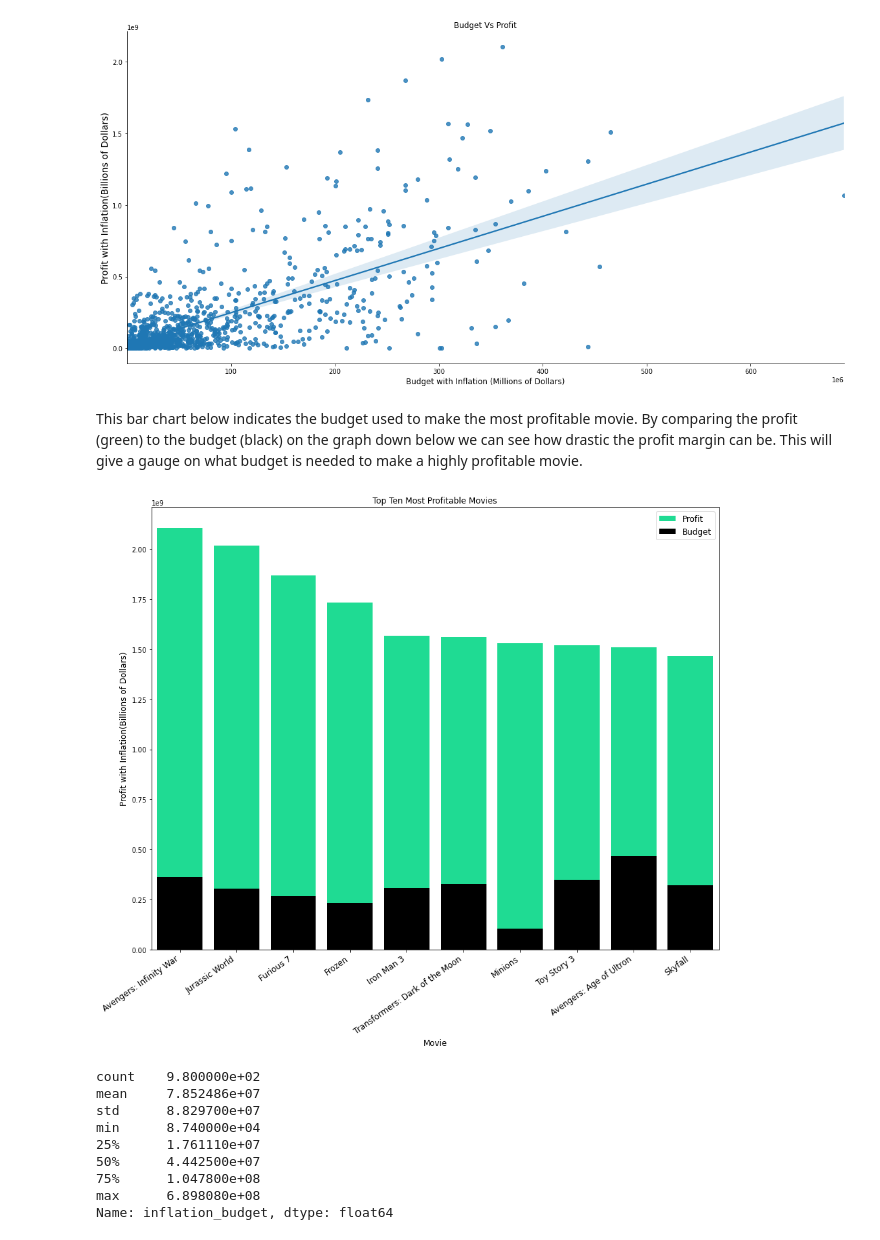
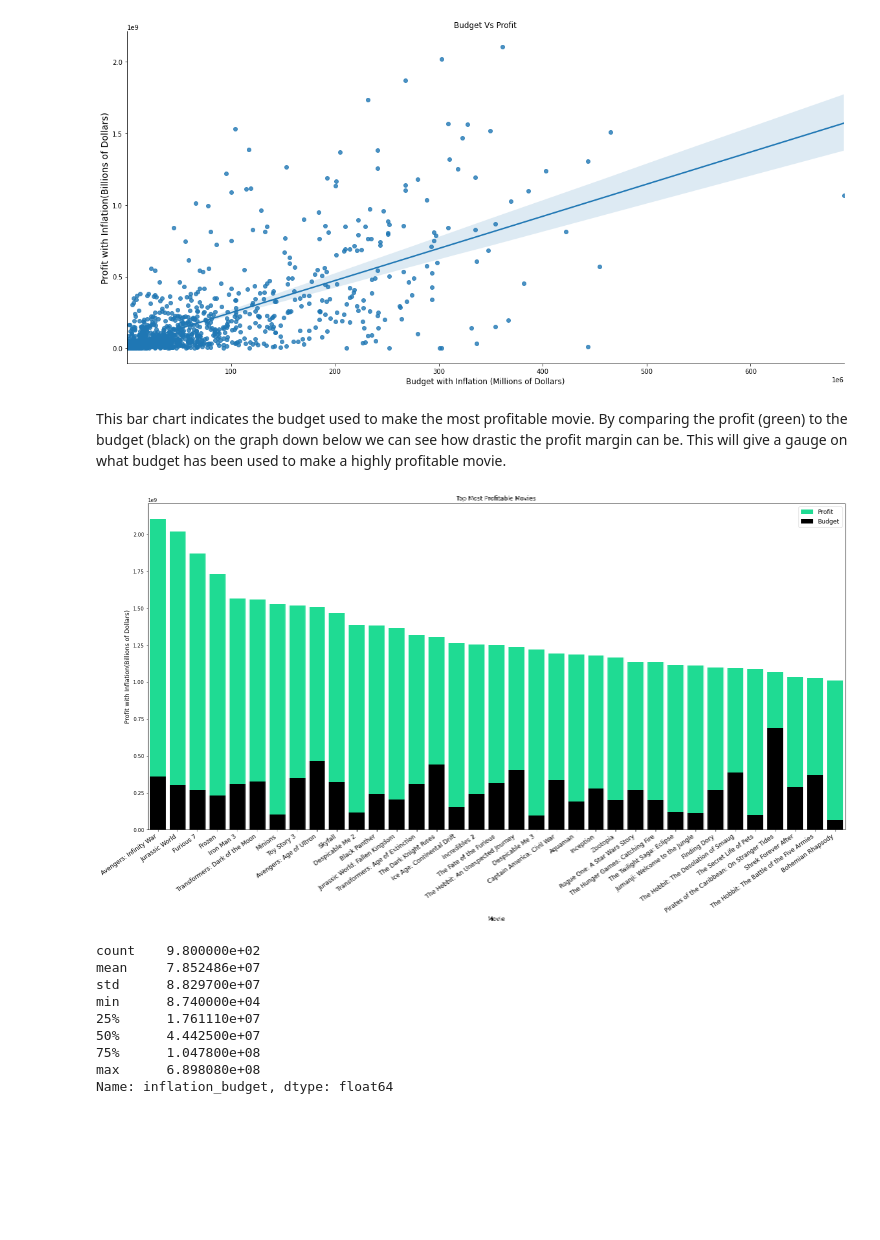
Before and after one commit to MoniqueHercules/phase-1-project, a Jupyter notebook: dsc-phase1-project.ipynb, the cells around one changed output. Saved outputs shown, nothing was run; the diff lists cells and outputs as text; code cells hidden in the pictures; blank space fills up the shorter version.

Commit message:
Corrected inflation with library and started polishing code

```diff
--- a/dsc-phase1-project.ipynb
+++ b/dsc-phase1-project.ipynb
@@ -46,5 +64,8 @@ import numpy as np
 import matplotlib.pyplot as plt
 import seaborn as sns
 %matplotlib inline
+import cpi
+
+cpi.update()
 # %% [markdown]
 Imported all the dataframes to explore information contained in each
@@ -598,0 +198,7 @@ most_profitable_movies.head(10)
+# %%
+movie_budget_and_profit['Profit_Margin'] = (
+    movie_budget_and_profit['worldwide_gross'] -
+    movie_budget_and_profit['production_budget']
+) / movie_budget_and_profit['worldwide_gross']
+
+movie_budget_and_profit.head()
@@ -598,0 +235,10 @@ most_profitable_movies.head(10)
+# %%
+profitable_movies = movie_budget_and_profit.loc[
+    movie_budget_and_profit['Profit'] > 0]
+
+most_profitable_movies = profitable_movies.sort_values(
+    by=['profit_inflation_budget'], ascending=False)
+
+most_profitable_movies.reset_index(inplace=True)
+
+most_profitable_movies.head()
@@ -625,23 +288,29 @@ plt.savefig('BudgetVsProfit');
 # %% [output]
 [figure]
 # %% [markdown]
-This bar chart below indicates the budget used to make the most profitable movie. By comparing the profit (green) to the budget (black) on the graph down below we can see how drastic the profit margin can be. This will give a gauge on what budget is needed to make a highly profitable movie.
+This bar chart indicates the budget used to make the most profitable movie. By comparing the profit (green) to the budget (black) on the graph down below we can see how drastic the profit margin can be. This will give a gauge on what budget has been used to make a highly profitable movie.
 # %%
-plt.figure(figsize = (15,12))
-sns.barplot(x=most_profitable_movies.loc[0:9,'title'],
-            y = most_profitable_movies.loc[0:10, 'profit_inflation_budget'],
-           color = 'mediumspringgreen', label = 'Profit', ci = None)
-sns.barplot(x= most_profitable_movies.loc[0:9,'title'],
-            y = most_profitable_movies.loc[0:10, 'inflation_budget'],
-          color= 'black', label= 'Budget', ci= None)
-plt.title('Top Ten Most Profitable Movies')
-plt.xlabel('Movie',fontsize = 12)
-plt.ylabel('Profit with Inflation(Billions of Dollars)', fontsize = 12)
-plt.xticks(rotation = 35, horizontalalignment = 'right', fontsize = 12)
-plt.legend(fontsize = 12)
-plt.savefig('tenmostprofitablemovies');
+plt.figure(figsize=(25,12))
+
+sns.barplot(x=most_profitable_movies.loc[0:34, 'title'],
+            y=most_profitable_movies.loc[0:35, 'profit_inflation_budget'],
+            color='mediumspringgreen',
+            label='Profit',
+            ci=None)
+sns.barplot(x=most_profitable_movies.loc[0:34, 'title'],
+            y=most_profitable_movies.loc[0:35, 'inflation_budget'],
+            color='black',
+            label='Budget',
+            ci=None)
+
+plt.title('Top Most Profitable Movies')
+plt.xlabel('Movie', fontsize=12)
+plt.ylabel('Profit with Inflation(Billions of Dollars)', fontsize=12)
+plt.xticks(rotation=35, horizontalalignment='right', fontsize=12)
+plt.legend(fontsize=12)
+plt.savefig('mostprofitablemovies')
 # %% [output]
-[figure, old version]
+[figure, new version]
 # %%
 profitable_movies['inflation_budget'].describe()
 # %% [output]
```
Also changed, not shown: parts of 121 cells of this notebook.
